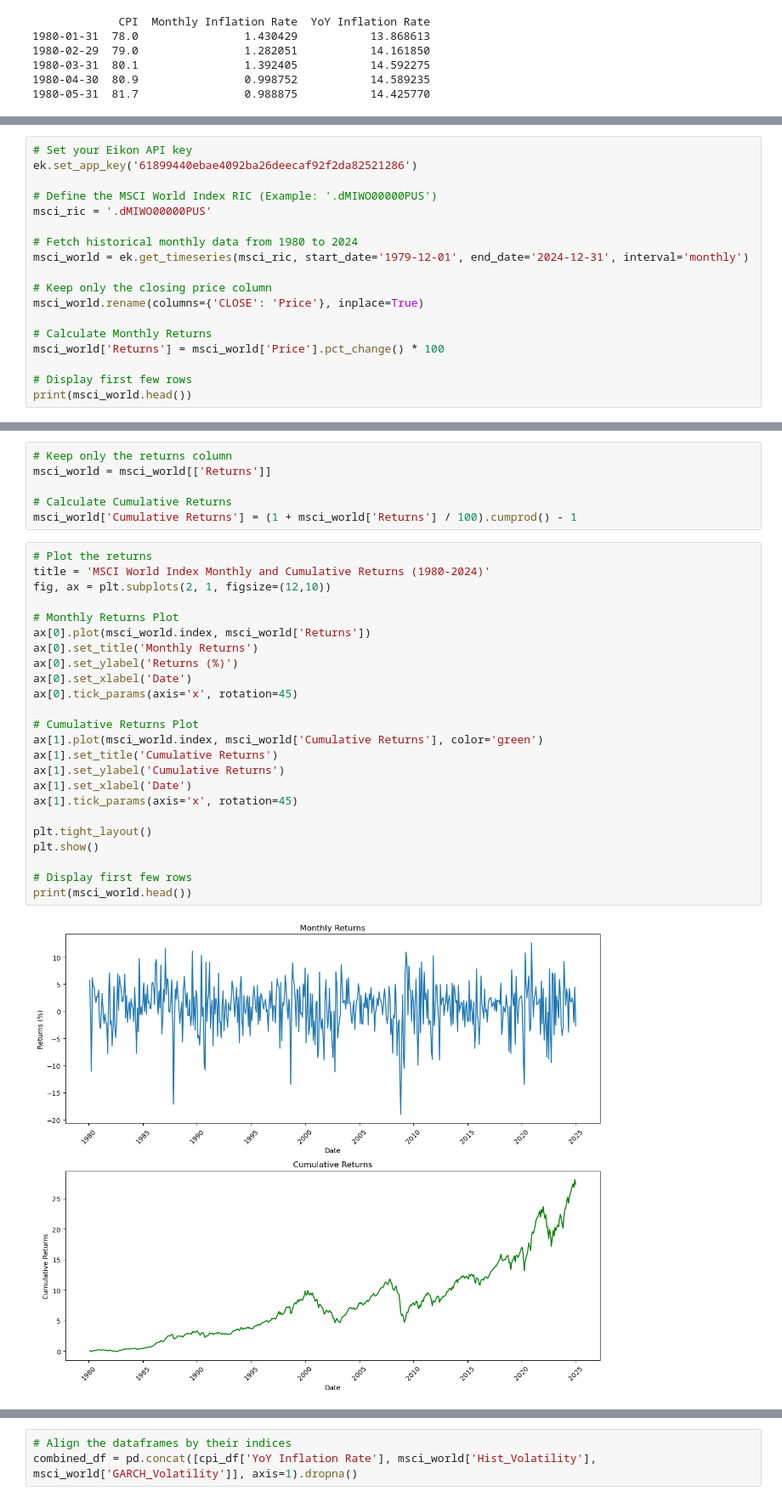
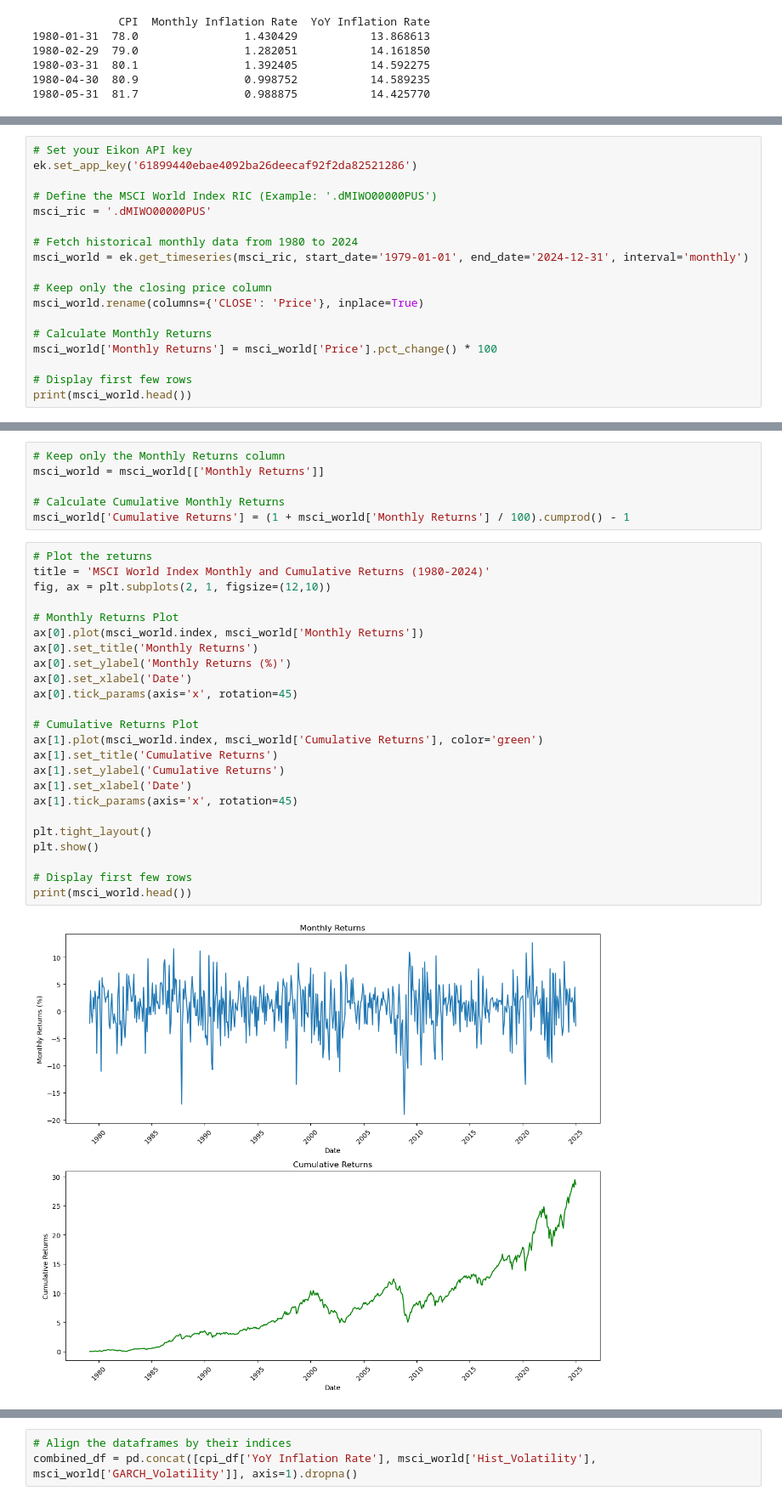
Before and after one commit to luispeixoto21/thesis, a Jupyter notebook: Python Code Thesis.ipynb, the cells around one changed output, grey strips where cells are left out. Shown at 85% size. Cells and saved outputs as stored; diff of their text form.

```diff
--- a/Python Code Thesis.ipynb
+++ b/Python Code Thesis.ipynb
@@ -108,13 +108,13 @@ ek.set_app_key('61899440ebae4092ba26deecaf92f2da82521286')
 msci_ric = '.dMIWO00000PUS'
 
 # Fetch historical monthly data from 1980 to 2024
-msci_world = ek.get_timeseries(msci_ric, start_date='1979-12-01', end_date='2024-12-31', interval='monthly')
+msci_world = ek.get_timeseries(msci_ric, start_date='1979-01-01', end_date='2024-12-31', interval='monthly')
 
 # Keep only the closing price column
 msci_world.rename(columns={'CLOSE': 'Price'}, inplace=True)
 
 # Calculate Monthly Returns
-msci_world['Returns'] = msci_world['Price'].pct_change() * 100
+msci_world['Monthly Returns'] = msci_world['Price'].pct_change() * 100
 
 # Display first few rows
 print(msci_world.head())
@@ -129,32 +129,32 @@ Date
 # %%
-# Keep only the returns column
-msci_world = msci_world[['Returns']]
+# Keep only the Monthly Returns column
+msci_world = msci_world[['Monthly Returns']]
 
-# Calculate Cumulative Returns
-msci_world['Cumulative Returns'] = (1 + msci_world['Returns'] / 100).cumprod() - 1
+# Calculate Cumulative Monthly Returns
+msci_world['Cumulative Returns'] = (1 + msci_world['Monthly Returns'] / 100).cumprod() - 1
 # %%
 # Plot the returns
 title = 'MSCI World Index Monthly and Cumulative Returns (1980-2024)'
 fig, ax = plt.subplots(2, 1, figsize=(12,10))
 
 # Monthly Returns Plot
-ax[0].plot(msci_world.index, msci_world['Returns'])
+ax[0].plot(msci_world.index, msci_world['Monthly Returns'])
 ax[0].set_title('Monthly Returns')
-ax[0].set_ylabel('Returns (%)')
+ax[0].set_ylabel('Monthly Returns (%)')
 ax[0].set_xlabel('Date')
 ax[0].tick_params(axis='x', rotation=45)
 
 # Cumulative Returns Plot
 ax[1].plot(msci_world.index, msci_world['Cumulative Returns'], color='green')
 ax[1].set_title('Cumulative Returns')
 ax[1].set_ylabel('Cumulative Returns')
 ax[1].set_xlabel('Date')
 ax[1].tick_params(axis='x', rotation=45)
 
 plt.tight_layout()
 plt.show()
 
 # Display first few rows
 print(msci_world.head())
 # %% [output]
-[figure, old version]
+[figure, new version]
```
Also changed, not shown: parts of 34 cells of this notebook.
